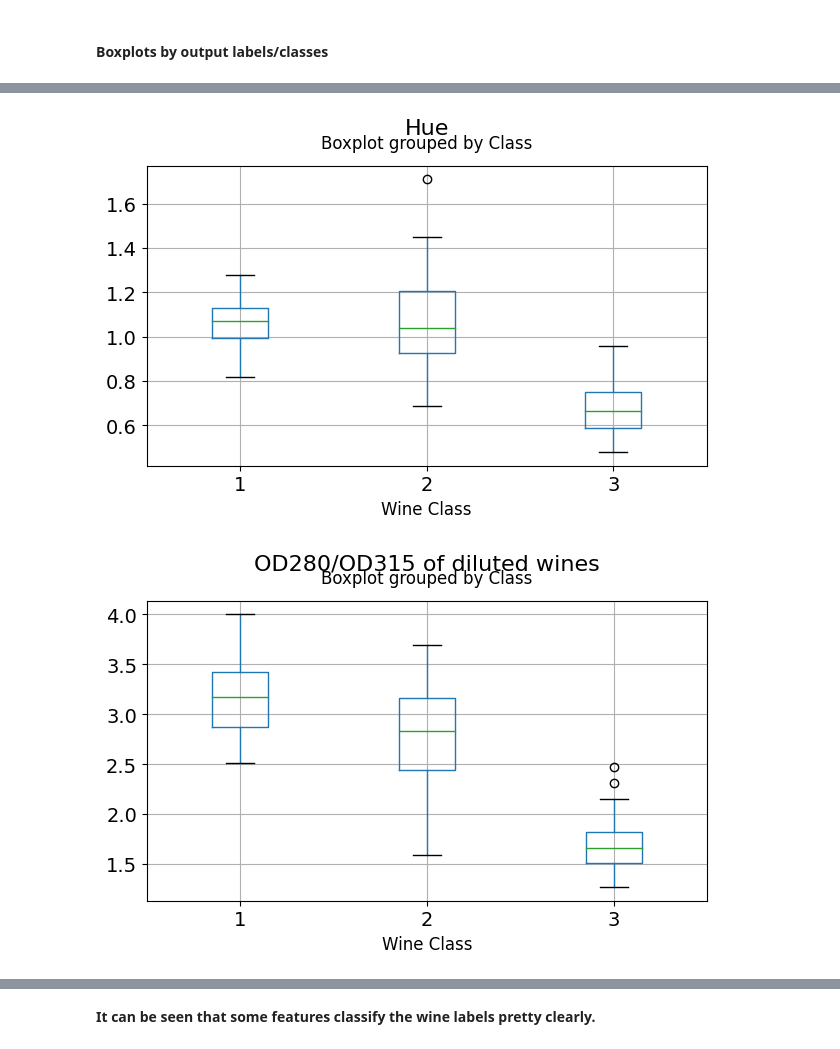
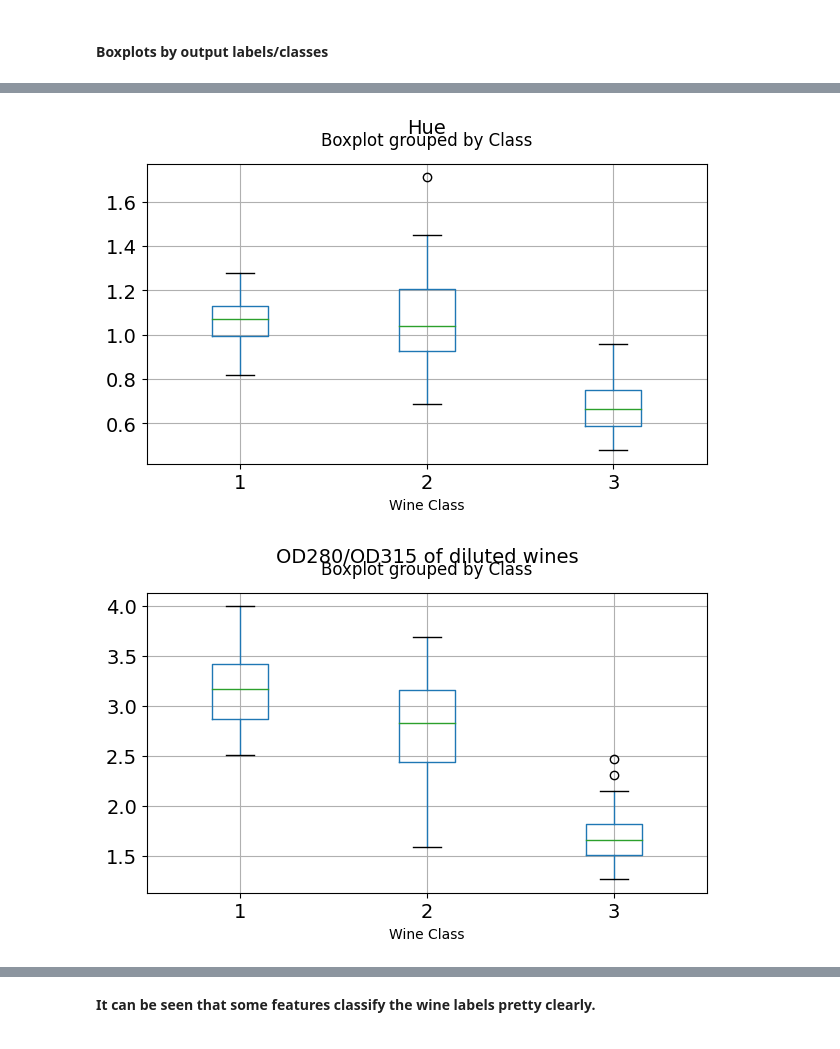
Before and after one commit to harshitgupta2004/Machine-Learning, a Jupyter notebook: Clustering/Principal Component Analysis.ipynb, the cells around one changed output, grey strips where cells are left out. Saved outputs shown, nothing was run; the diff lists cells and outputs as text; code cells hidden in the pictures.

```diff
--- a/Clustering/Principal Component Analysis.ipynb
+++ b/Clustering/Principal Component Analysis.ipynb
@@ -41,6 +41,6 @@ df.iloc[:,1:].describe()
 # %%
 for c in df.columns[1:]:
     df.boxplot(c,by='Class',figsize=(7,4),fontsize=14)
-    plt.title("{}\n".format(c),fontsize=16)
-    plt.xlabel("Wine Class", fontsize=12)
+    plt.title("{}\n".format(c),fontsize=14)
+    plt.xlabel("Wine Class", fontsize=10)
 # %% [output]
@@ -57,2 +57,2 @@ for c in df.columns[1:]:
-[figure, old version]
+[figure, new version]
-[figure, old version]
+[figure, new version]
```
Also changed, not shown: parts of 1 cell of this notebook.
